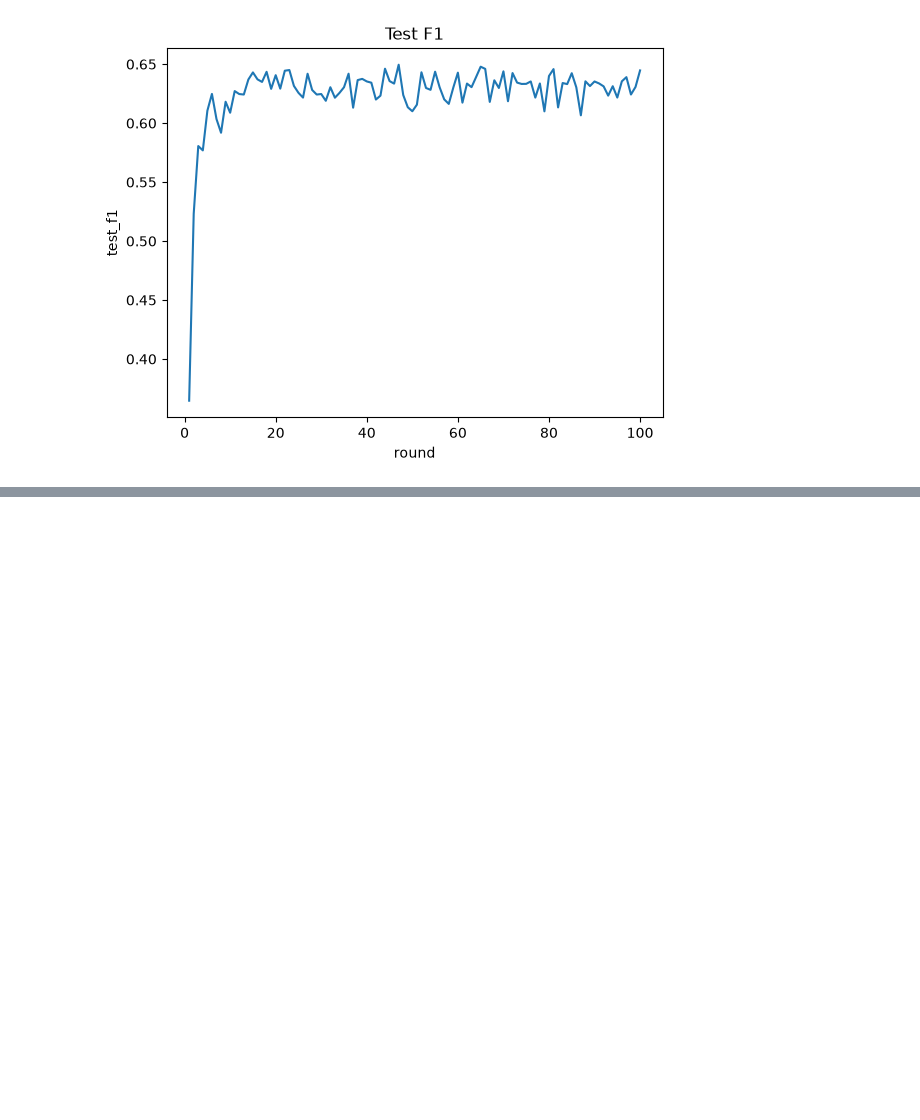
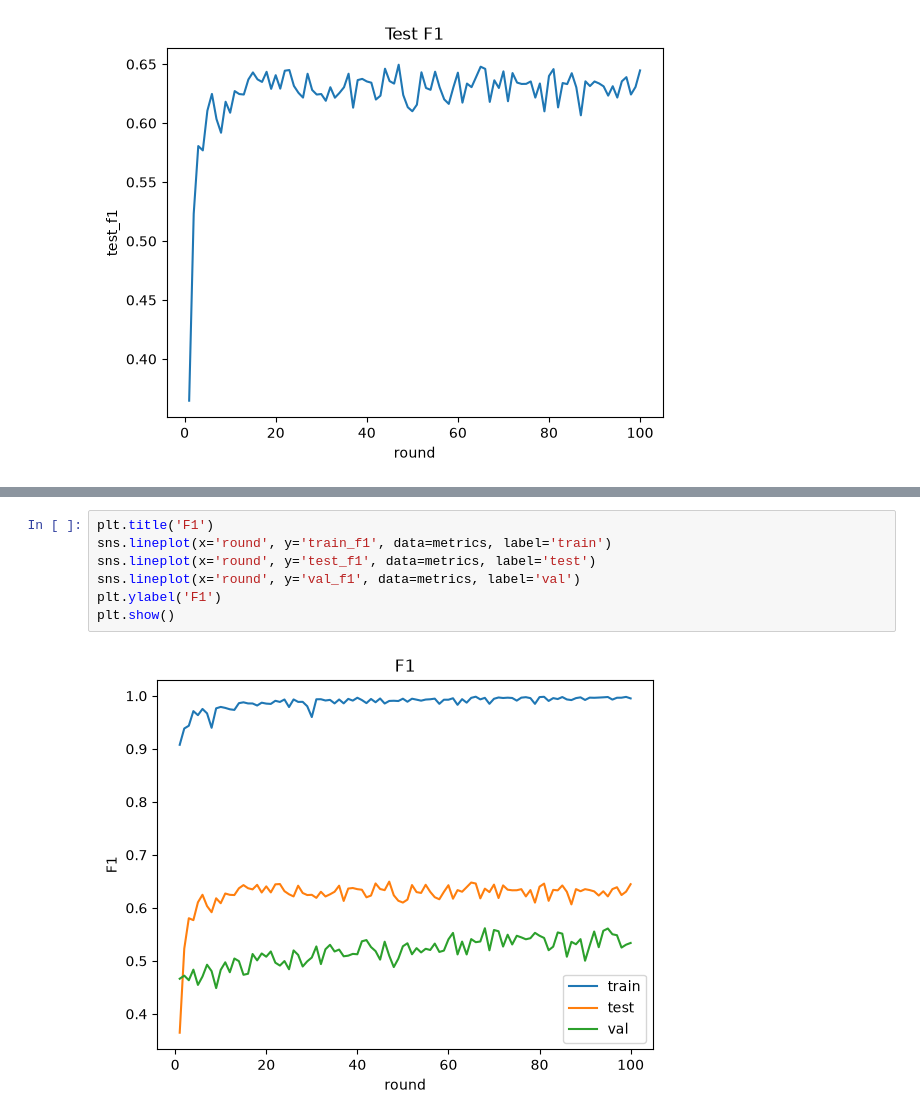
Before and after one commit to Ilyaant/federated-learning-experiments, a Jupyter notebook: notebooks/results_aug.ipynb, the cells around one changed output, grey strips where cells are left out. Drawn from its saved outputs; the diff is of its cells as text; blank space fills up the shorter version.

```diff
--- a/notebooks/results_aug.ipynb
+++ b/notebooks/results_aug.ipynb
@@ -31,0 +59,9 @@ plt.show()
+# %%
+plt.title('F1')
+sns.lineplot(x='round', y='train_f1', data=metrics, label='train')
+sns.lineplot(x='round', y='test_f1', data=metrics, label='test')
+sns.lineplot(x='round', y='val_f1', data=metrics, label='val')
+plt.ylabel('F1')
+plt.show()
+# %% [output]
+[figure, added]
```
Also changed, not shown: parts of 7 cells of this notebook, 1 other file.
